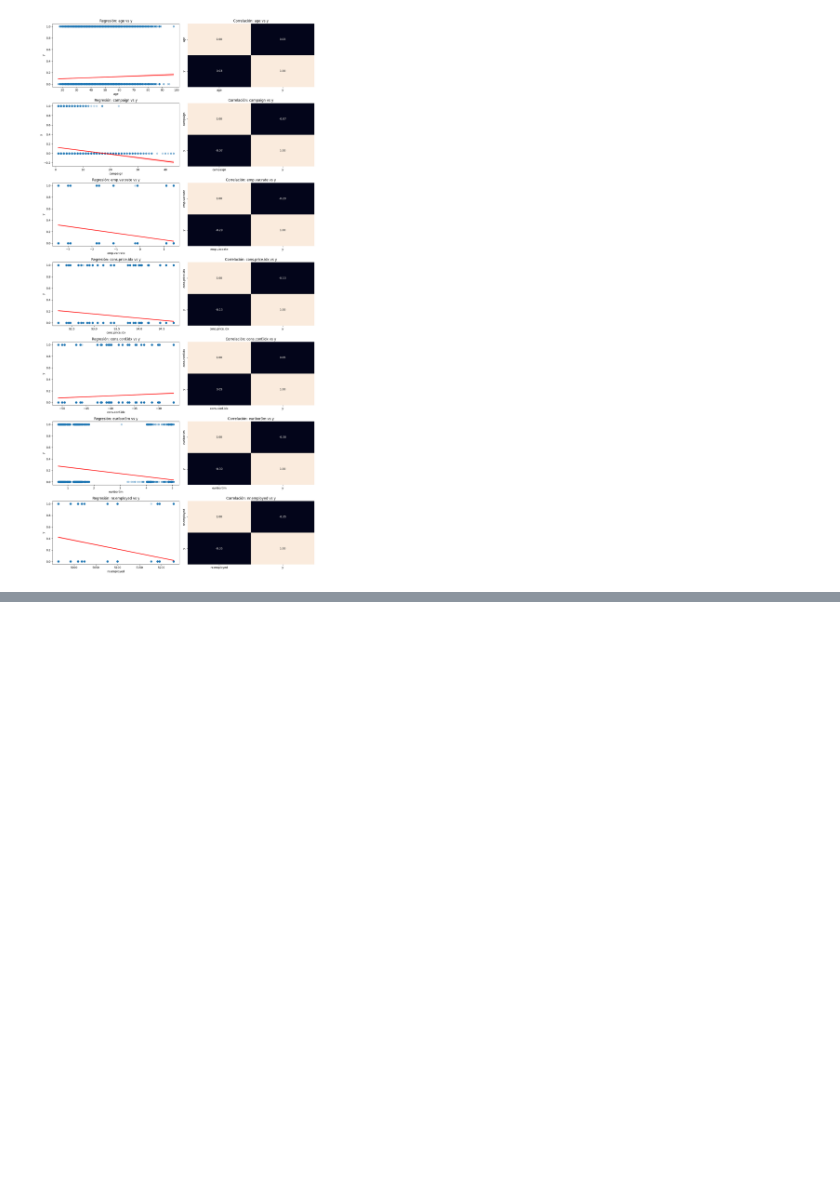
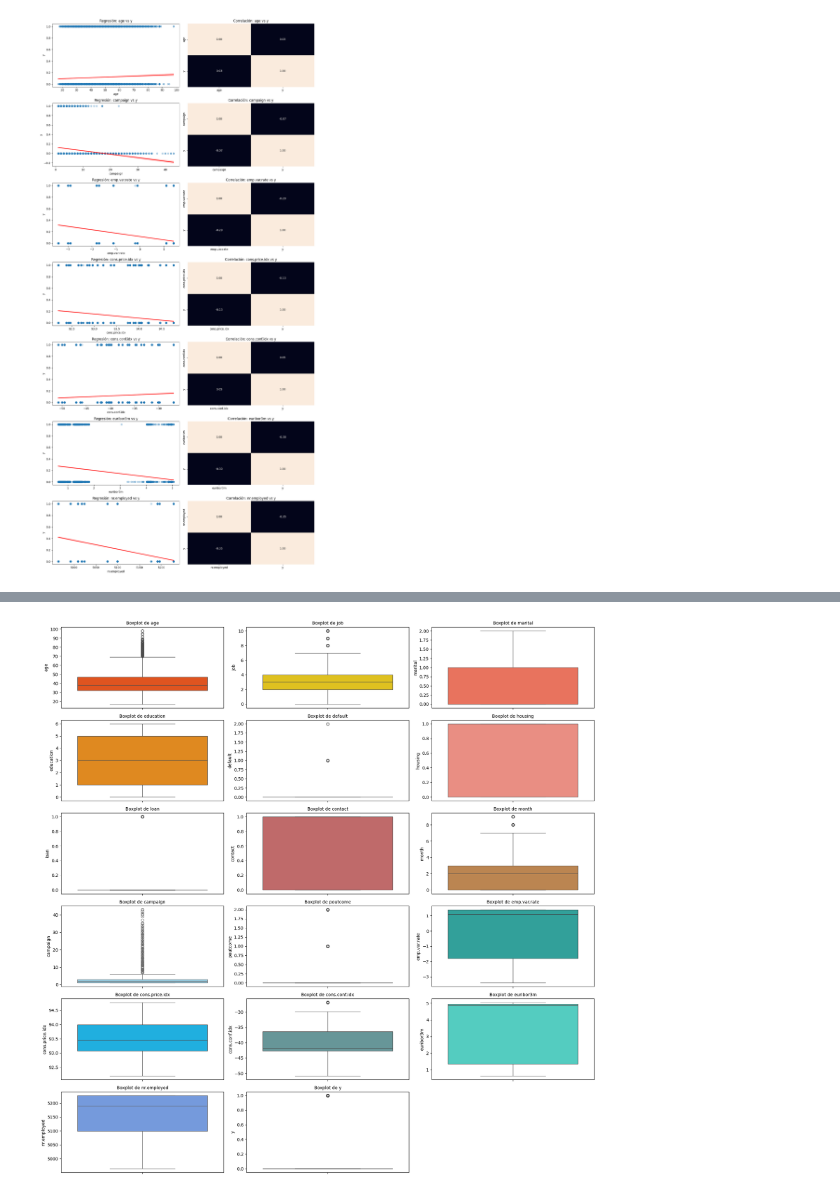
Before and after one commit to meneses-ls/4Geeks-15-Machine-Learning-Logistic-Regression, a Jupyter notebook: src/explore.ipynb, the cells around one changed output, grey strips where cells are left out. Cells and saved outputs as stored; diff of their text form; code cells hidden in the pictures; blank space fills up the shorter version.

```diff
--- a/src/explore.ipynb
+++ b/src/explore.ipynb
@@ -232,0 +297,29 @@ plt.show()
+# %%
+# - Parámetros:
+
+fig, axis = plt.subplots(6, 3, figsize=(18, 18))
+variables = [
+    "age", "job", "marital", "education", "default", "housing",
+    "loan", "contact", "month", "campaign", "poutcome",
+    "emp.var.rate", "cons.price.idx", "cons.conf.idx",
+    "euribor3m", "nr.employed", "y"
+]
+warm_colors = ["orangered", "gold", "tomato", "darkorange", "coral", "salmon", "chocolate", "indianred", "peru"]
+cold_colors = ["skyblue", "steelblue", "lightseagreen", "deepskyblue", "cadetblue", "turquoise", "cornflowerblue", "teal"]
+
+colors = warm_colors + cold_colors
+
+# - Distribución:
+
+for idx, var in enumerate(variables):
+    row, col = divmod(idx, 3)
+    sns.boxplot(ax=axis[row, col], data=df, y=var, color=colors[idx])
+    axis[row, col].set_title(f"Boxplot de {var}", fontsize=10)
+axis[5, 2].axis('off')
+
+# - Visualización:
+
+plt.tight_layout()
+plt.show()
+# %% [output]
+[figure, added]
```
Also changed, not shown: parts of 11 cells of this notebook.
